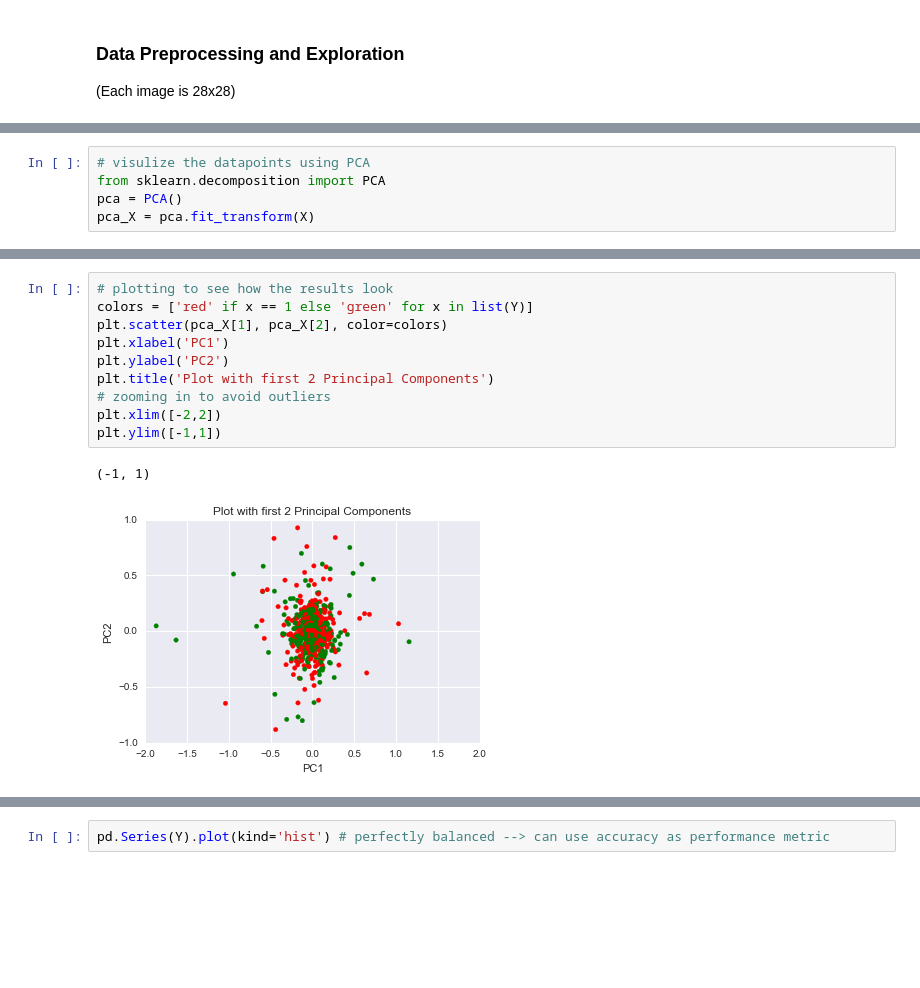
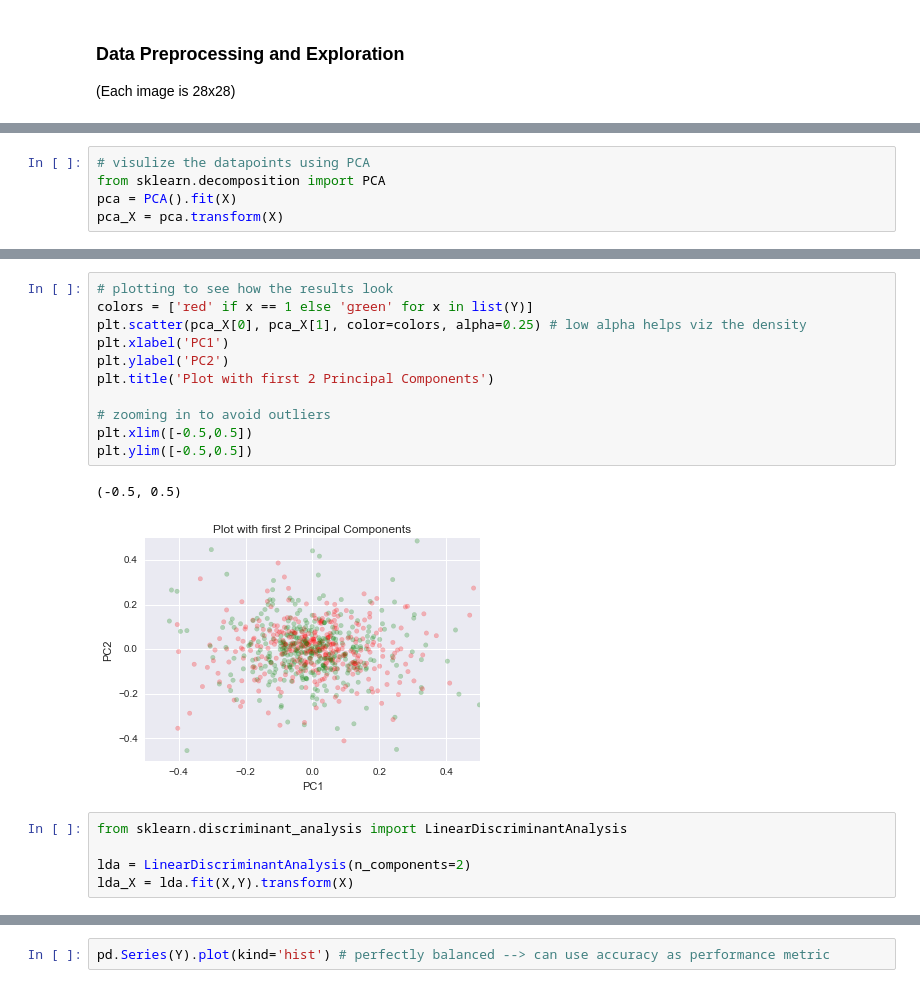
Before and after one commit to ysriram1/SVM-Convex-Images, a Jupyter notebook: script.ipynb, the cells around one changed output, grey strips where cells are left out. Drawn from its saved outputs; the diff is of its cells as text; blank space fills up the shorter version.

Commit message:
analysis done

```diff
--- a/script.ipynb
+++ b/script.ipynb
@@ -46,8 +82,8 @@ for i in range(5): # let us look at 5 randomly selected images
 # %%
 # visulize the datapoints using PCA
 from sklearn.decomposition import PCA
-pca = PCA()
-pca_X = pca.fit_transform(X)
+pca = PCA().fit(X)
+pca_X = pca.transform(X)
 # %%
 # variance explaied by first two components
 sum(pca.explained_variance_ratio_[:2])
@@ -56,13 +92,19 @@ sum(pca.explained_variance_ratio_[:2])
 # %%
 # plotting to see how the results look
 colors = ['red' if x == 1 else 'green' for x in list(Y)]
-plt.scatter(pca_X[1], pca_X[2], color=colors)
+plt.scatter(pca_X[0], pca_X[1], color=colors, alpha=0.25) # low alpha helps viz the density
 plt.xlabel('PC1')
 plt.ylabel('PC2')
 plt.title('Plot with first 2 Principal Components')
+
 # zooming in to avoid outliers
-plt.xlim([-2,2])
-plt.ylim([-1,1])
+plt.xlim([-0.5,0.5])
+plt.ylim([-0.5,0.5])
 # %% [output]
-(-1, 1)
+(-0.5, 0.5)
-[figure, old version]
+[figure, new version]
+# %%
+from sklearn.discriminant_analysis import LinearDiscriminantAnalysis
+
+lda = LinearDiscriminantAnalysis(n_components=2)
+lda_X = lda.fit(X,Y).transform(X)
```
Also changed, not shown: parts of 28 cells of this notebook.
